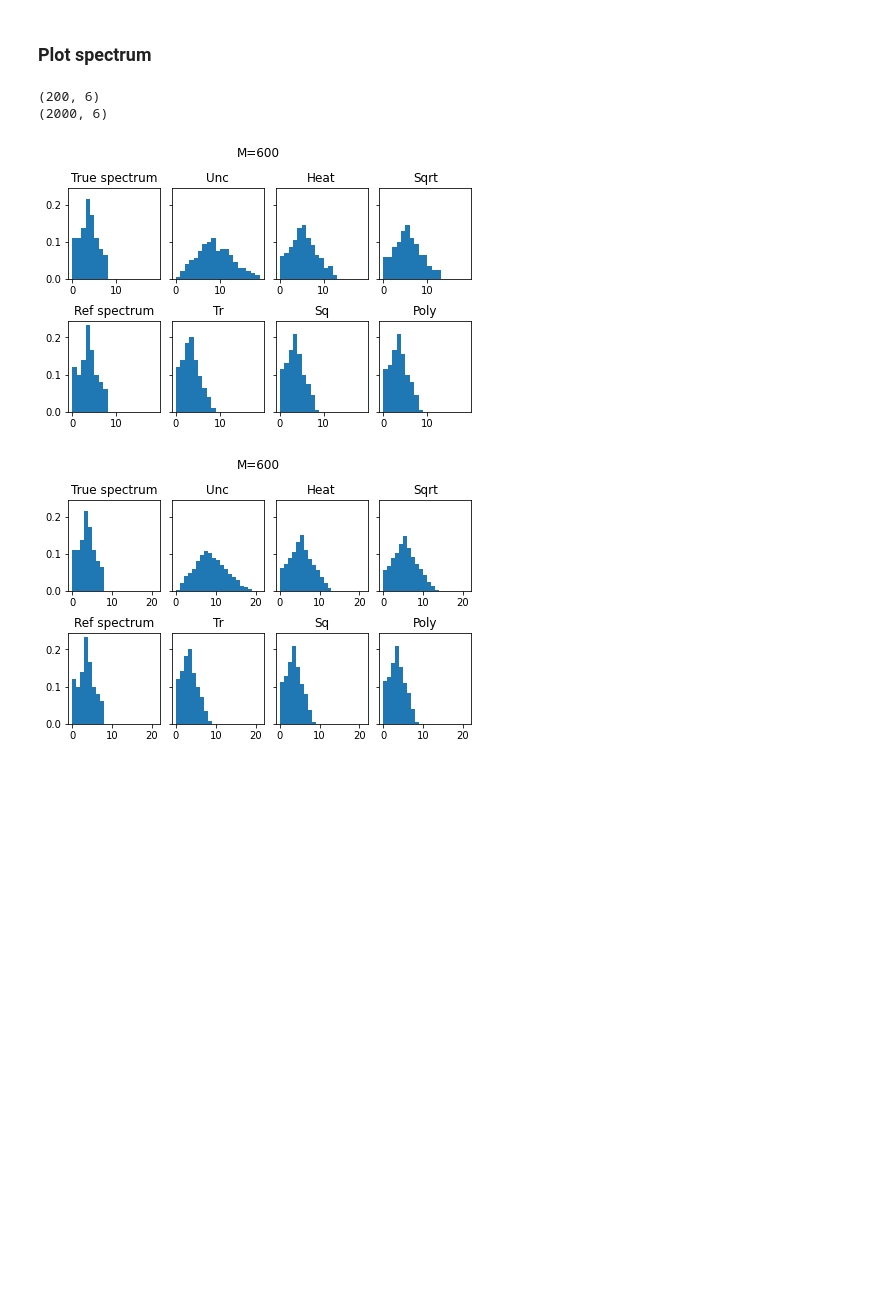
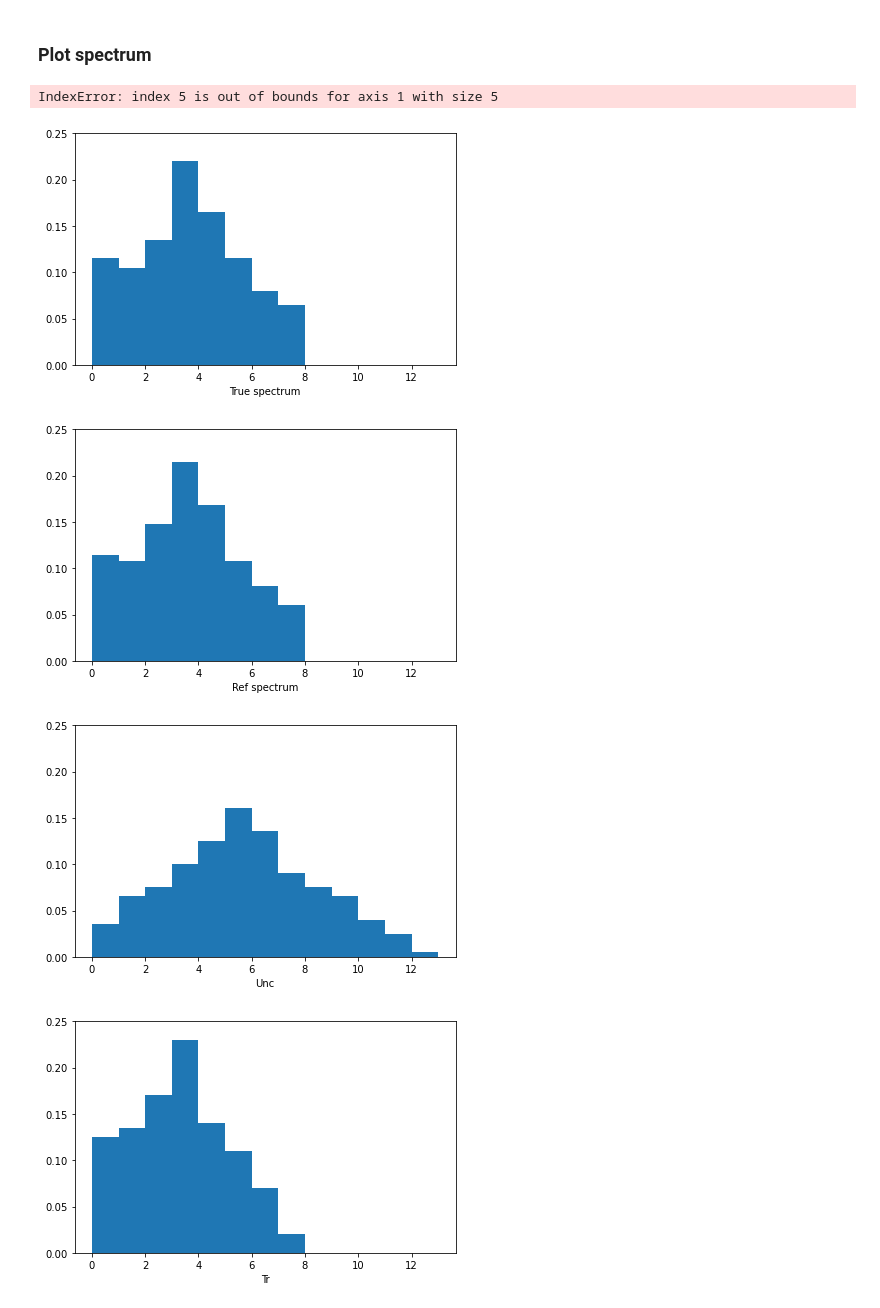
Before and after one commit to reysam93/motif_nti, a Jupyter notebook: constraints_samples.ipynb, the cells around one changed output. Saved outputs shown, nothing was run; the diff lists cells and outputs as text; code cells hidden in the pictures; blank space fills up the shorter version.

```diff
--- a/constraints_samples.ipynb
+++ b/constraints_samples.ipynb
@@ -118,9 +118,7 @@ def print_err(MM, models, err):
 
 
 def plot_spectrum(models, lambdas, lambdas0, lamds_hat, M, grid=False, save=False):
-    n_bins = np.arange(0,np.amax(lamds_hat)+1,1)
-
-    print(lamds_hat.shape)
+    n_bins = np.arange(0,np.amax(lamds_hat)+1, 1)
 
     if grid:
         fig, axs = plt.subplots(2, 4, sharey=True, constrained_layout=True)
@@ -144,15 +142,16 @@ def plot_spectrum(models, lambdas, lambdas0, lamds_hat, M, grid=False, save=Fals
     else:
         for i in range(lamds_hat.shape[1]+2):
             if i == 0:
-                title = 'a) True spectrum'
+                title = 'True spectrum'
                 lambds_plt = lambdas
                 sufix = 'true'
             elif i == 1:
-                title = 'b) Ref spectrum'
+                title = 'Ref spectrum'
                 sufix = 'ref'
                 lambds_plt = lambdas0
             else:
-                title = '{}) {}'.format(chr(ord('a') + i), models[i-2]['name'])
+                # title = '{}) {}'.format(chr(ord('a') + i), models[i-2]['name'])
+                title = models[i-2]['name']
                 lambds_plt = lamds_hat[:,i-2]
                 sufix = models[i-2]['name'].lower()
 
@@ -307,17 +299,17 @@ plot_err(MM, models, mean_err_lam, 'Mean Err2 lambdas')
 # %% [markdown]
 ### Plot spectrum
 # %%
-M = 600
+M = 800
 idx = np.where(MM == M)[0]
 
 # First signals
-plot_spectrum(models, lambdas, lambdas0, np.squeeze(lamds_hat[:,:,idx,0]), M, grid=True)
-
+plot_spectrum(models, lambdas, lambdas0, np.squeeze(lamds_hat[:,:,idx,0]), M)
 
 lamds_aux = np.concatenate(lamds_hat[:,:,idx,:].transpose(0, 3, 1, 2), axis=0)
-plot_spectrum(models, lambdas, lambdas0, np.squeeze(lamds_aux), M, grid=True)
+plot_spectrum(models, lambdas, lambdas0, np.squeeze(lamds_aux), M)
 # %% [output]
-(200, 6)
-(2000, 6)
+IndexError: index 5 is out of bounds for axis 1 with size 5
-[figure, old version]
+[figure, new version]
-[figure, old version]
+[figure, new version]
+[figure, added]
+[figure, added]
```
Also changed, not shown: parts of 8 cells of this notebook.
